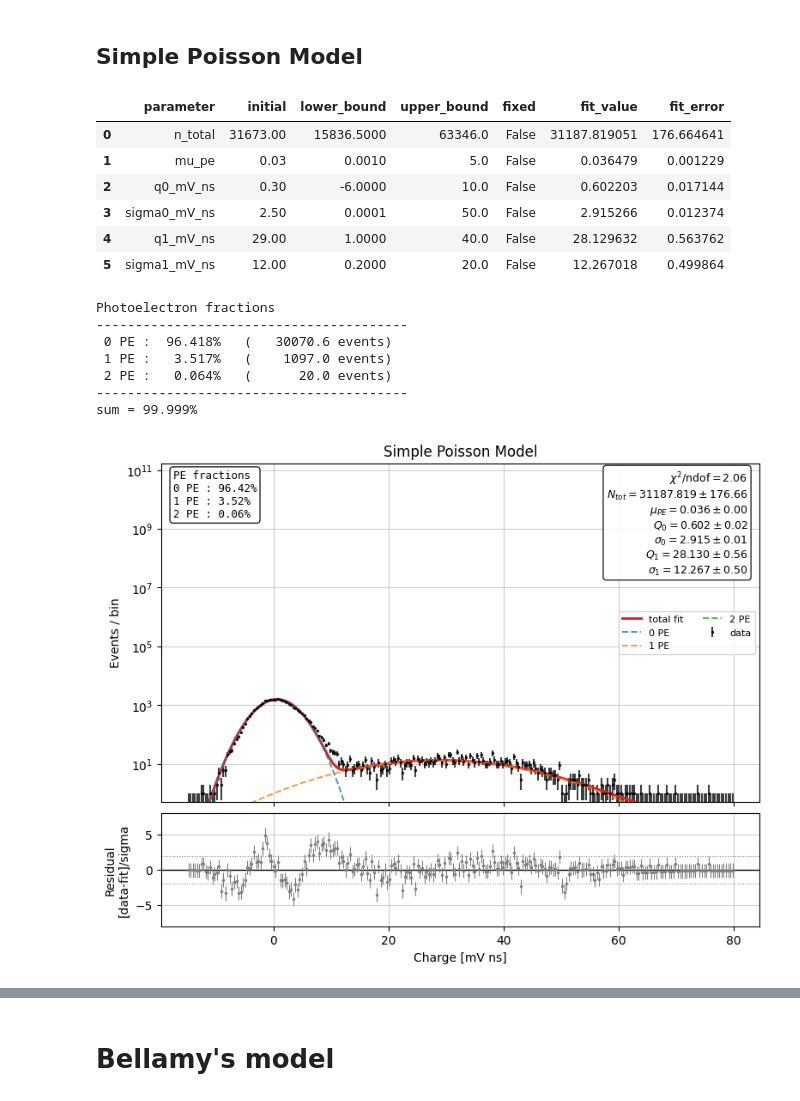
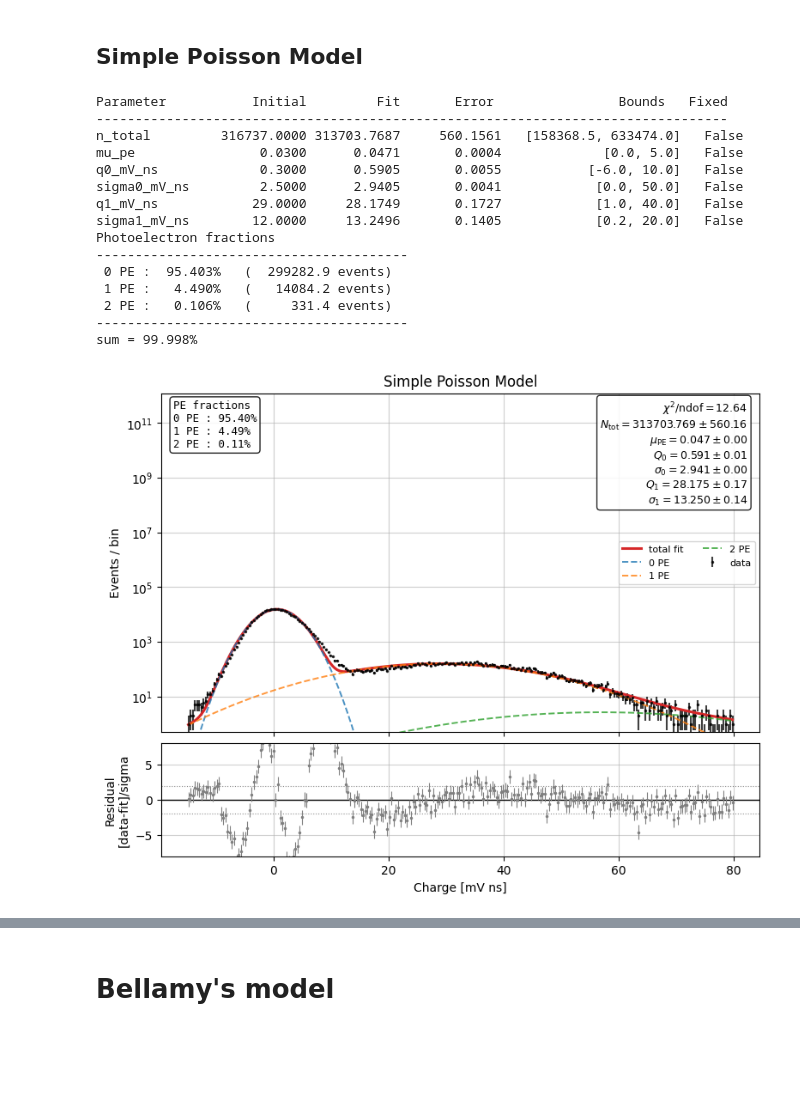
Before and after one commit to TAU-neutrino-lab/PMT-characterization, a Jupyter notebook: PMT-calibration/generic_fit.ipynb, the cells around one changed output, grey strips where cells are left out. Saved outputs shown, nothing was run; the diff lists cells and outputs as text; code cells hidden in the pictures; blank space fills up the shorter version.

```diff
--- a/PMT-calibration/generic_fit.ipynb
+++ b/PMT-calibration/generic_fit.ipynb
@@ -33,7 +33,7 @@ file_name = "WA0089_850V_20MHz_Cold_led1"
 data_dir = Path("data/WA0089/LED_sweep/260615")
 
 # Set to a number for quick iteration, or None to use all matching files.
-max_files = 1
+max_files = None
 
 files = find_pmt_files(data_dir, file_name, max_files=max_files)
 
@@ -47,7 +56,7 @@ Number of files loaded: 1
 ### if and where to save plots
 # %%
 save_plots = True
-save_dir = 'plots_fit_results'
+save_dir = 'plots_fit_resultss'
 file_nickname = file_name
 # %% [markdown]
 # Configuration
@@ -220,8 +229,10 @@ fit_poisson = fit_poisson_spe(
     fit_range=fit_range
 )
 
-table_poisson = fit_result_table(fit_poisson)
-display( table_poisson )
+# table_poisson = fit_result_table(fit_poisson)
+# display( table_poisson )
+
+print_fit_result_table(fit_poisson)
 
 poisson_evt_fractions = poisson_npe_fractions( fit_poisson, maxPE)
 print_npe_fractions( poisson_evt_fractions, n_total=fit_poisson["parameters"]["n_total"] )
@@ -230,42 +241,43 @@ fig, ax, ax_resid = plot_fit_result(
     fit_poisson,
     title="Simple Poisson Model",
     logscale=True,
     # ylims= (0, 600),
     component_visibility_fraction=0, #1e-3,
     )
 
 fraction_lines = [  "PE fractions" ]
 for n_pe, frac in poisson_evt_fractions.items():
     fraction_lines.append(
         f"{n_pe} PE : {100*frac:.2f}%"
     )
 
 fraction_text = "\n".join( fraction_lines )
 
 ax.text( 0.02, 0.98, fraction_text, transform=ax.transAxes,
     ha="left", va="top", fontsize=9, family="monospace",
     bbox=dict(
         boxstyle="round",
         facecolor="white",
         alpha=0.85,
     ))
 
 
 
 save_plot(fig, save_plots, save_dir, file_nickname, f"fit_Poisson",  Nevents=None);
 # %% [output]
-|  | parameter | initial | lower_bound | upper_bound | fixed | fit_value | fit_error |
-| 0 | n_total | 31673.00 | 15836.5000 | 63346.0 | False | 31187.819051 | 176.664641 |
-| 1 | mu_pe | 0.03 | 0.0010 | 5.0 | False | 0.036479 | 0.001229 |
-| 2 | q0_mV_ns | 0.30 | -6.0000 | 10.0 | False | 0.602203 | 0.017144 |
-| 3 | sigma0_mV_ns | 2.50 | 0.0001 | 50.0 | False | 2.915266 | 0.012374 |
-| 4 | q1_mV_ns | 29.00 | 1.0000 | 40.0 | False | 28.129632 | 0.563762 |
-| 5 | sigma1_mV_ns | 12.00 | 0.2000 | 20.0 | False | 12.267018 | 0.499864 |
+Parameter           Initial         Fit       Error                Bounds   Fixed
+---------------------------------------------------------------------------------
+n_total         316737.0000 313703.7687     560.1561   [158368.5, 633474.0]   False
+mu_pe                0.0300      0.0471       0.0004             [0.0, 5.0]   False
+q0_mV_ns             0.3000      0.5905       0.0055           [-6.0, 10.0]   False
+sigma0_mV_ns         2.5000      2.9405       0.0041            [0.0, 50.0]   False
+q1_mV_ns            29.0000     28.1749       0.1727            [1.0, 40.0]   False
+sigma1_mV_ns        12.0000     13.2496       0.1405            [0.2, 20.0]   False
 Photoelectron fractions
 ----------------------------------------
- 0 PE :  96.418%   (   30070.6 events)
- 1 PE :   3.517%   (    1097.0 events)
- 2 PE :   0.064%   (      20.0 events)
+ 0 PE :  95.403%   (  299282.9 events)
+ 1 PE :   4.490%   (   14084.2 events)
+ 2 PE :   0.106%   (     331.4 events)
 ----------------------------------------
-sum = 99.999%
+sum = 99.998%
-[figure, old version]
+[figure, new version]
```
Also changed, not shown: parts of 13 cells of this notebook, 3 other files.
